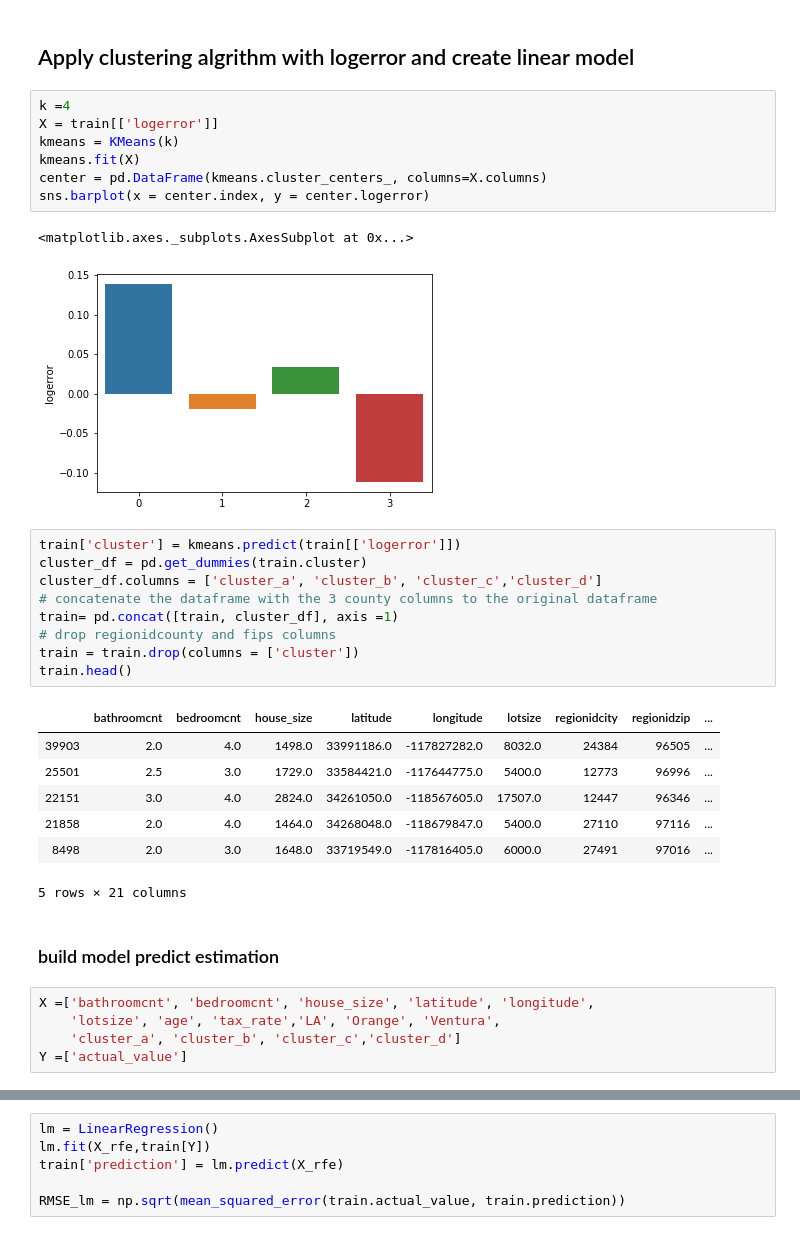
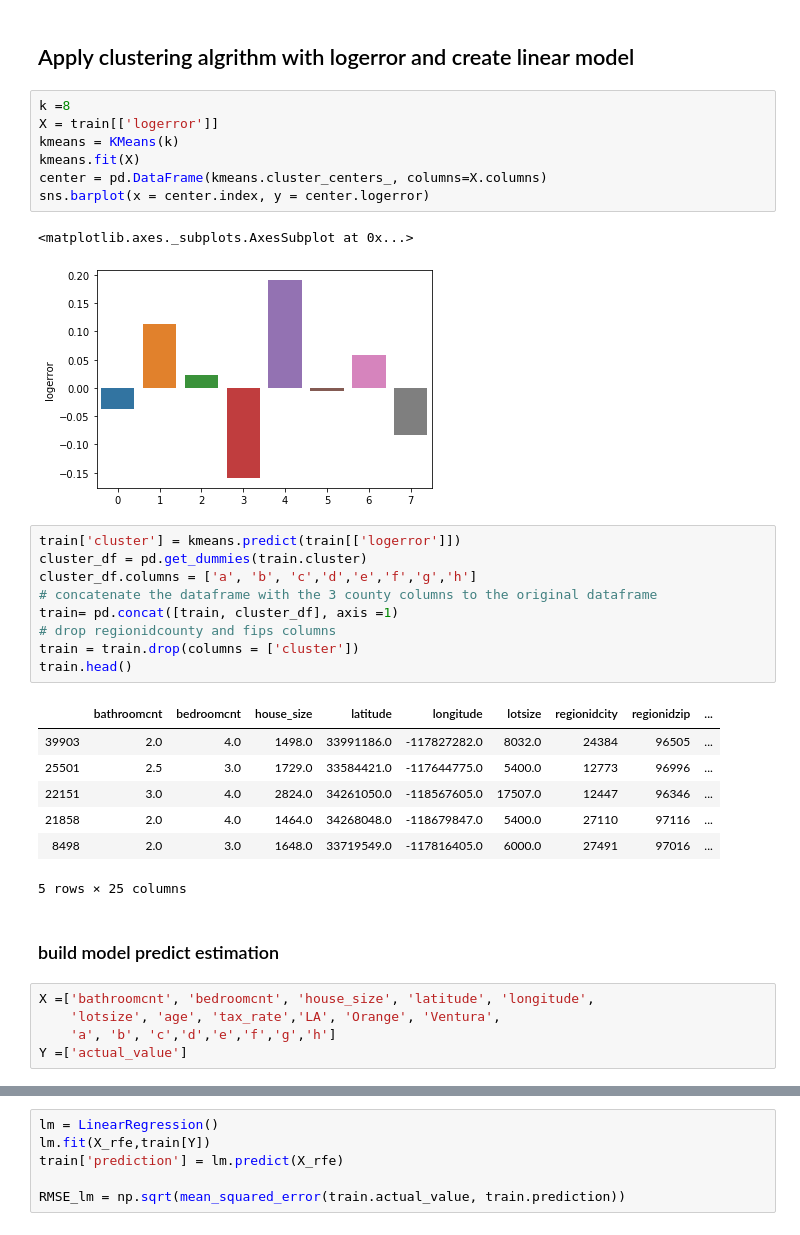
Before and after one commit to Clustering-Project-Allen-Cameron/clustering_project, a Jupyter notebook: project_allen/model.ipynb, the cells around one changed output, grey strips where cells are left out. Cells and saved outputs as stored; diff of their text form.

```diff
--- a/project_allen/model.ipynb
+++ b/project_allen/model.ipynb
@@ -46,19 +46,19 @@ RMSE_baseline
 # %% [markdown]
 ## Apply clustering algrithm with logerror and create linear model
 # %%
-k =4
+k =8
 X = train[['logerror']]
 kmeans = KMeans(k)
 kmeans.fit(X)
 center = pd.DataFrame(kmeans.cluster_centers_, columns=X.columns)
 sns.barplot(x = center.index, y = center.logerror)
 # %% [output]
 <matplotlib.axes._subplots.AxesSubplot at 0x...>
-[figure, old version]
+[figure, new version]
 # %%
 train['cluster'] = kmeans.predict(train[['logerror']])
 cluster_df = pd.get_dummies(train.cluster)
-cluster_df.columns = ['cluster_a', 'cluster_b', 'cluster_c','cluster_d']
+cluster_df.columns = ['a', 'b', 'c','d','e','f','g','h']
 # concatenate the dataframe with the 3 county columns to the original dataframe
 train= pd.concat([train, cluster_df], axis =1)
 # drop regionidcounty and fips columns
@@ -71,13 +71,13 @@ train.head()
 | 22151 | 3.0 | 4.0 | 2824.0 | 34261050.0 | -118567605.0 | 17507.0 | 12447 | 96346 | ... |
 | 21858 | 2.0 | 4.0 | 1464.0 | 34268048.0 | -118679847.0 | 5400.0 | 27110 | 97116 | ... |
 | 8498 | 2.0 | 3.0 | 1648.0 | 33719549.0 | -117816405.0 | 6000.0 | 27491 | 97016 | ... |
-5 rows × 21 columns
+5 rows × 25 columns
 # %% [markdown]
 ### build model predict estimation
 # %%
 X =['bathroomcnt', 'bedroomcnt', 'house_size', 'latitude', 'longitude',
     'lotsize', 'age', 'tax_rate','LA', 'Orange', 'Ventura',
-    'cluster_a', 'cluster_b', 'cluster_c','cluster_d']
+    'a', 'b', 'c','d','e','f','g','h']
 Y =['actual_value']
 # %%
 # Initialize the Linear Regression Object
```
Also changed, not shown: parts of 17 cells of this notebook, 3 other files.
